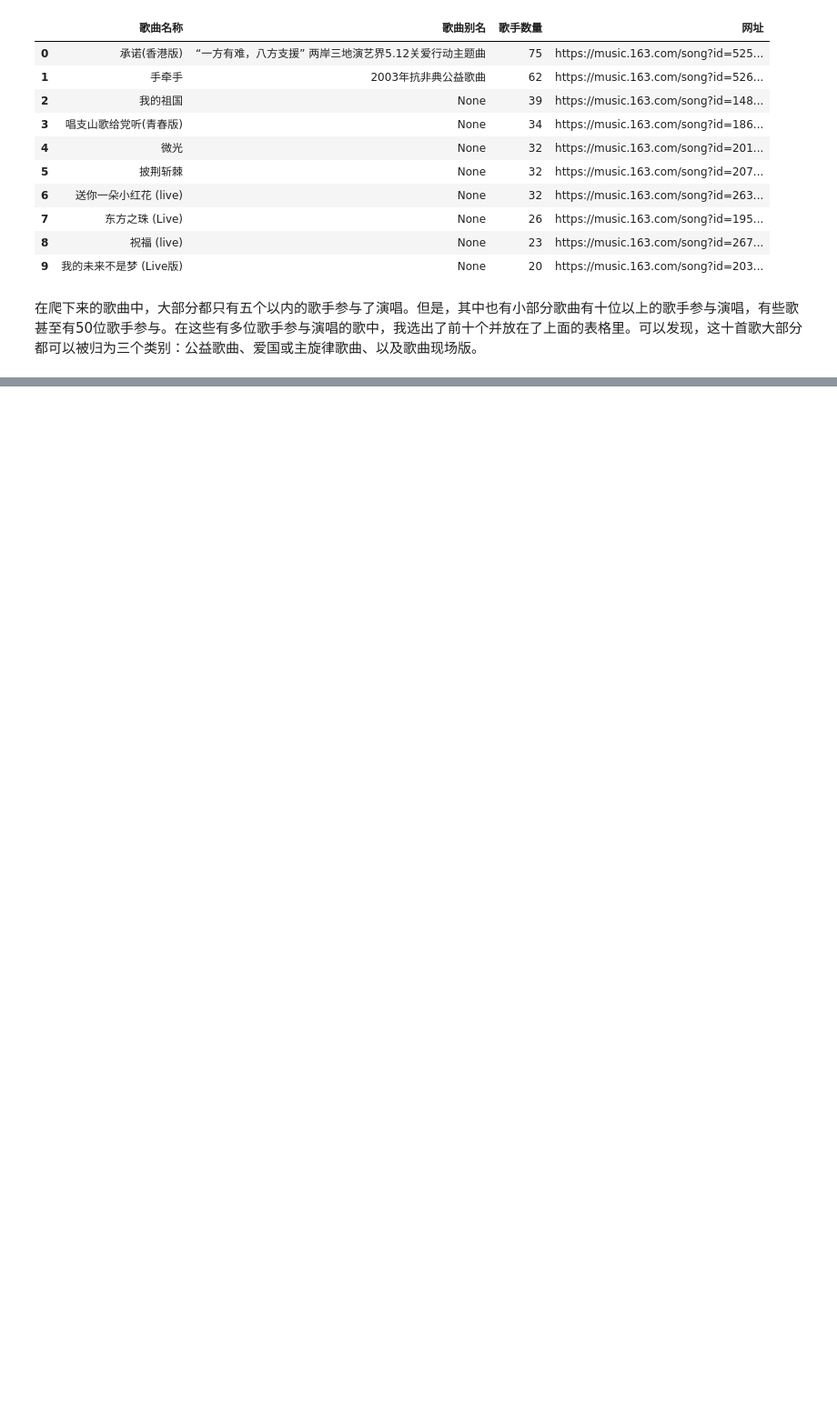
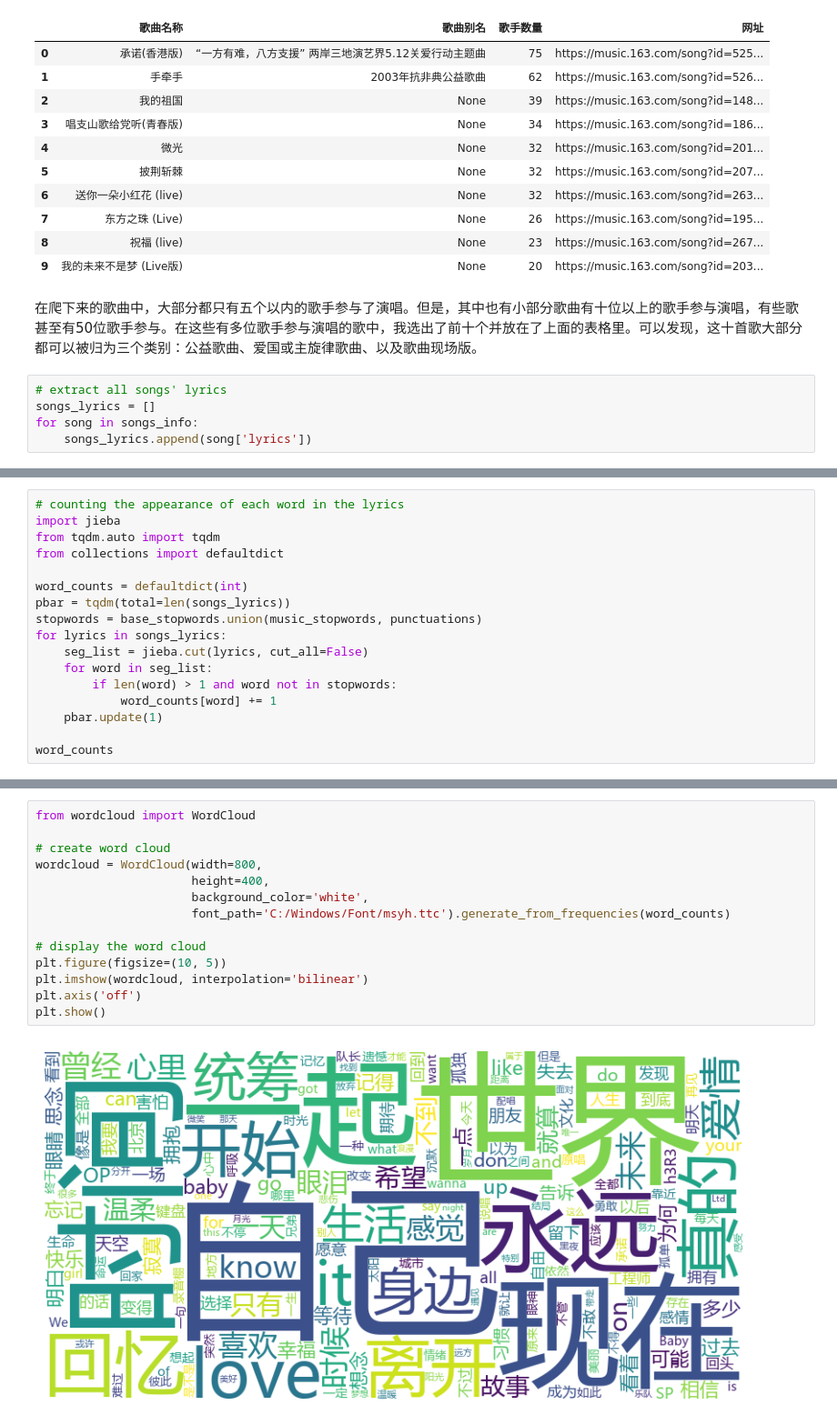
Before and after one commit to HantangLiu123/song_curl, a Jupyter notebook: data_analysis/analysis.ipynb, the cells around one changed output, grey strips where cells are left out. Shown: that part at 91% size. Saved outputs shown, nothing was run; the diff lists cells and outputs as text; blank space fills up the shorter version.

```diff
--- a/data_analysis/analysis.ipynb
+++ b/data_analysis/analysis.ipynb
@@ -174,3 +123,8 @@ table
 | 9 | 我的未来不是梦 (Live版) | None | 20 | https://music.163.com/song?id=203... |
 # %% [markdown]
 在爬下来的歌曲中，大部分都只有五个以内的歌手参与了演唱。但是，其中也有小部分歌曲有十位以上的歌手参与演唱，有些歌甚至有50位歌手参与。在这些有多位歌手参与演唱的歌中，我选出了前十个并放在了上面的表格里。可以发现，这十首歌大部分都可以被归为三个类别：公益歌曲、爱国或主旋律歌曲、以及歌曲现场版。
+# %%
+# extract all songs' lyrics
+songs_lyrics = []
+for song in songs_info:
+    songs_lyrics.append(song['lyrics'])
@@ -176,0 +159,17 @@ table
+# %%
+# counting the appearance of each word in the lyrics
+import jieba
+from tqdm.auto import tqdm
+from collections import defaultdict
+
+word_counts = defaultdict(int)
+pbar = tqdm(total=len(songs_lyrics))
+stopwords = base_stopwords.union(music_stopwords, punctuations)
+for lyrics in songs_lyrics:
+    seg_list = jieba.cut(lyrics, cut_all=False)
+    for word in seg_list:
+        if len(word) > 1 and word not in stopwords:
+            word_counts[word] += 1
+    pbar.update(1)
+
+word_counts
@@ -176,0 +194,16 @@ table
+# %%
+from wordcloud import WordCloud
+
+# create word cloud
+wordcloud = WordCloud(width=800,
+                      height=400,
+                      background_color='white',
+                      font_path='C:/Windows/Font/msyh.ttc').generate_from_frequencies(word_counts)
+
+# display the word cloud
+plt.figure(figsize=(10, 5))
+plt.imshow(wordcloud, interpolation='bilinear')
+plt.axis('off')
+plt.show()
+# %% [output]
+[figure, added]
```
Also changed, not shown: parts of 13 cells of this notebook, 1 other file.
